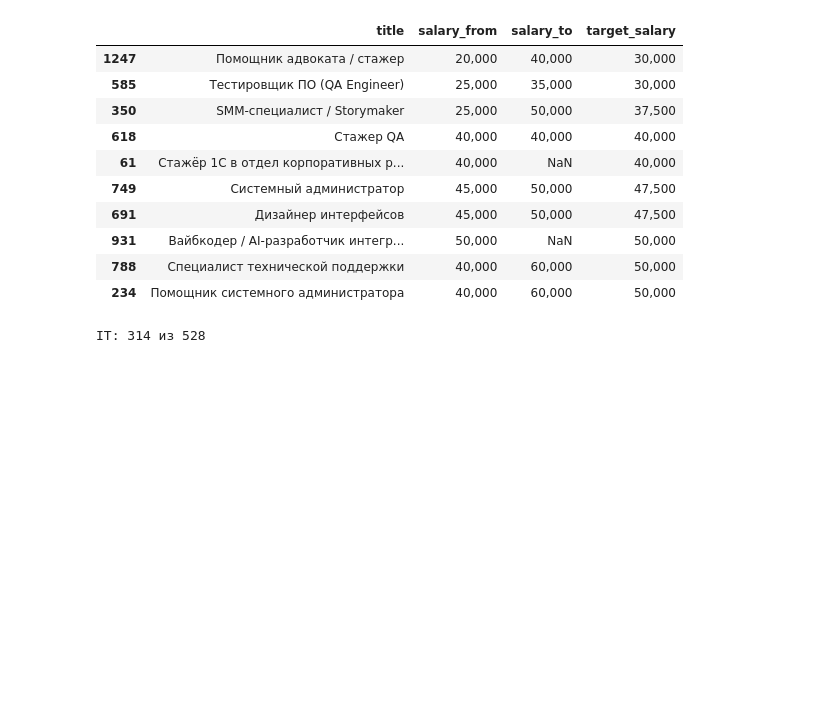
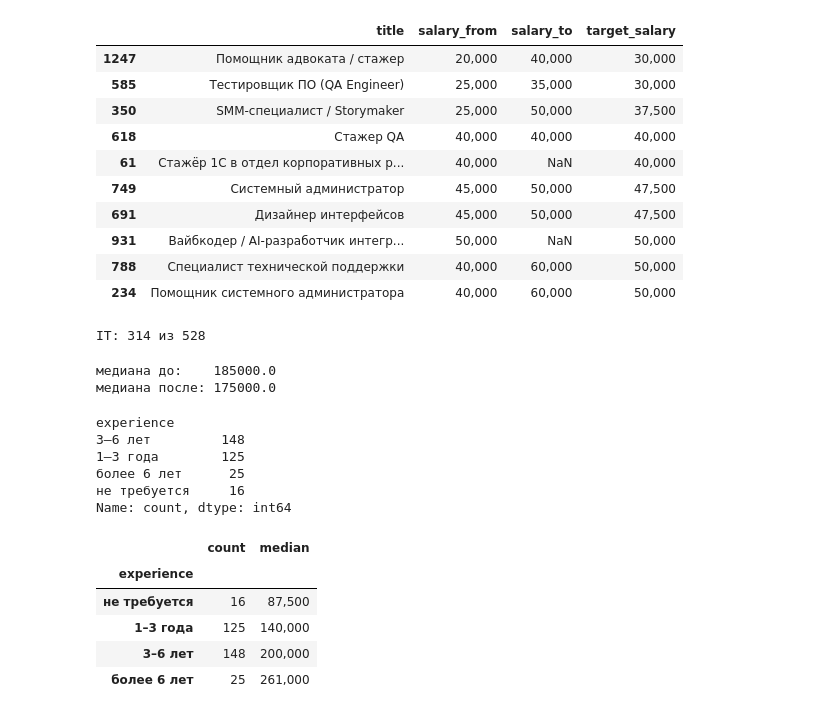
Before and after one commit to tys1g/it-salary-ru, a Jupyter notebook: notebooks/03_hh_model.ipynb, the cells around one changed output. Drawn from its saved outputs; the diff is of its cells as text; code cells hidden in the pictures; blank space fills up the shorter version.

```diff
--- a/notebooks/03_hh_model.ipynb
+++ b/notebooks/03_hh_model.ipynb
@@ -117,3 +118,31 @@ it = s[is_it].copy()
 print(f"IT: {len(it)} из {len(s)}")
 # %% [output]
 IT: 314 из 528
+# %%
+is_gross = it["salary_gross"] == True
+
+it["salary_net"] = np.where(is_gross, it["target_salary"] * 0.87, it["target_salary"])
+
+print("медиана до:   ", it["target_salary"].median())
+print("медиана после:", it["salary_net"].median())
+# %% [output]
+медиана до:    185000.0
+медиана после: 175000.0
+# %%
+display(it["experience"].value_counts(dropna=False))
+
+by_exp = it.groupby("experience")["salary_net"].agg(["count", "median"])
+display(by_exp.sort_values("median"))
+# %% [output]
+experience
+3–6 лет         148
+1–3 года        125
+более 6 лет      25
+не требуется     16
+Name: count, dtype: int64
+|  | count | median |
+| experience |  |  |
+| не требуется | 16 | 87,500 |
+| 1–3 года | 125 | 140,000 |
+| 3–6 лет | 148 | 200,000 |
+| более 6 лет | 25 | 261,000 |
```
Also changed, not shown: parts of 6 cells of this notebook.
